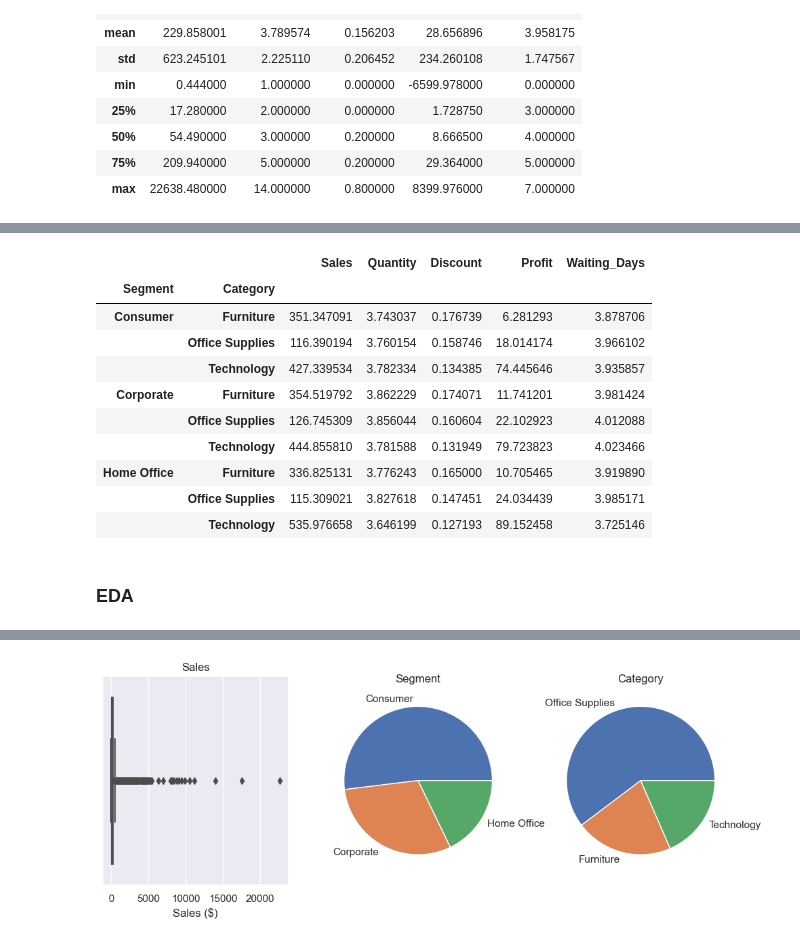
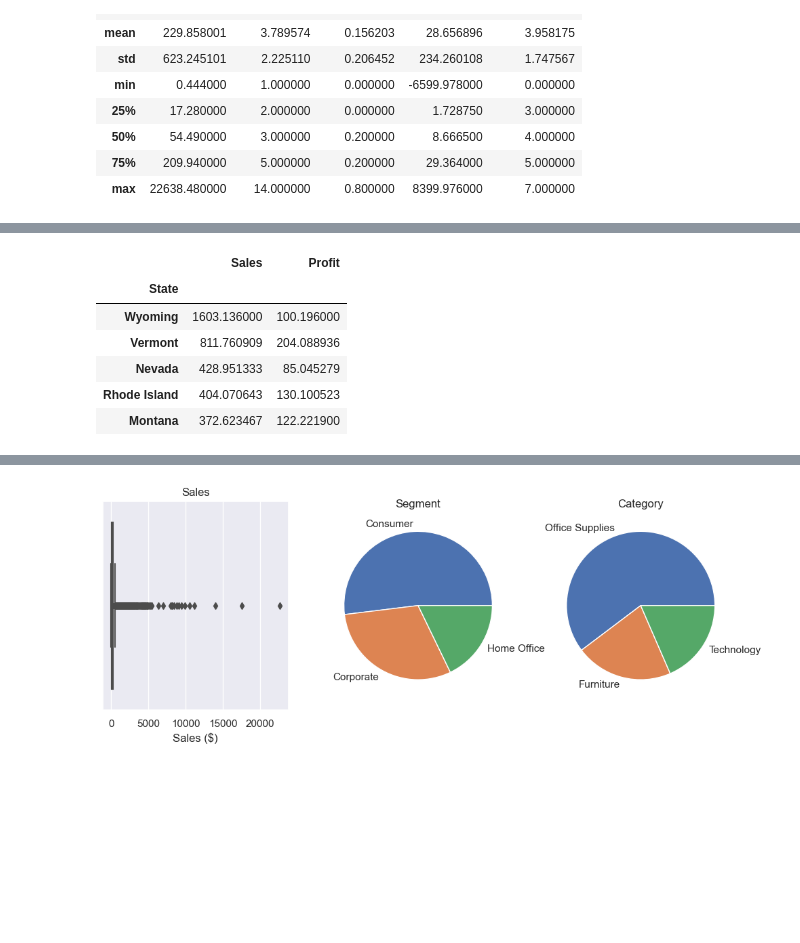
Before and after one commit to livia360/Captone_project2, a Jupyter notebook: 01_Data_Wrangling_and_EDA.ipynb, the cells around one changed output, grey strips where cells are left out. Cells and saved outputs as stored; diff of their text form; code cells hidden in the pictures; blank space fills up the shorter version.

```diff
--- a/01_Data_Wrangling_and_EDA.ipynb
+++ b/01_Data_Wrangling_and_EDA.ipynb
@@ -293,17 +325,14 @@ df_clean.describe()
 # %%
 # aggregations to have a top-level view
-df_clean.groupby(['Segment', 'Category']).mean()
+State_sales_profit_mean = df_clean.groupby('State')['Sales', 'Profit'].mean()
+State_sales_profit_mean.sort_values('Sales', ascending=False, inplace=True)
+
+State_sales_profit_mean.head()
 # %% [output]
-|  |  | Sales | Quantity | Discount | Profit | Waiting_Days |
-| Segment | Category |  |  |  |  |  |
-| Consumer | Furniture | 351.347091 | 3.743037 | 0.176739 | 6.281293 | 3.878706 |
-|  | Office Supplies | 116.390194 | 3.760154 | 0.158746 | 18.014174 | 3.966102 |
-|  | Technology | 427.339534 | 3.782334 | 0.134385 | 74.445646 | 3.935857 |
-| Corporate | Furniture | 354.519792 | 3.862229 | 0.174071 | 11.741201 | 3.981424 |
-|  | Office Supplies | 126.745309 | 3.856044 | 0.160604 | 22.102923 | 4.012088 |
-|  | Technology | 444.855810 | 3.781588 | 0.131949 | 79.723823 | 4.023466 |
-| Home Office | Furniture | 336.825131 | 3.776243 | 0.165000 | 10.705465 | 3.919890 |
-|  | Office Supplies | 115.309021 | 3.827618 | 0.147451 | 24.034439 | 3.985171 |
-|  | Technology | 535.976658 | 3.646199 | 0.127193 | 89.152458 | 3.725146 |
+|  | Sales | Profit |
+| State |  |  |
+| Wyoming | 1603.136000 | 100.196000 |
+| Vermont | 811.760909 | 204.088936 |
+| Nevada | 428.951333 | 85.045279 |
+| Rhode Island | 404.070643 | 130.100523 |
+| Montana | 372.623467 | 122.221900 |
-# %% [markdown]
-### EDA
```
Also changed, not shown: parts of 33 cells of this notebook.
